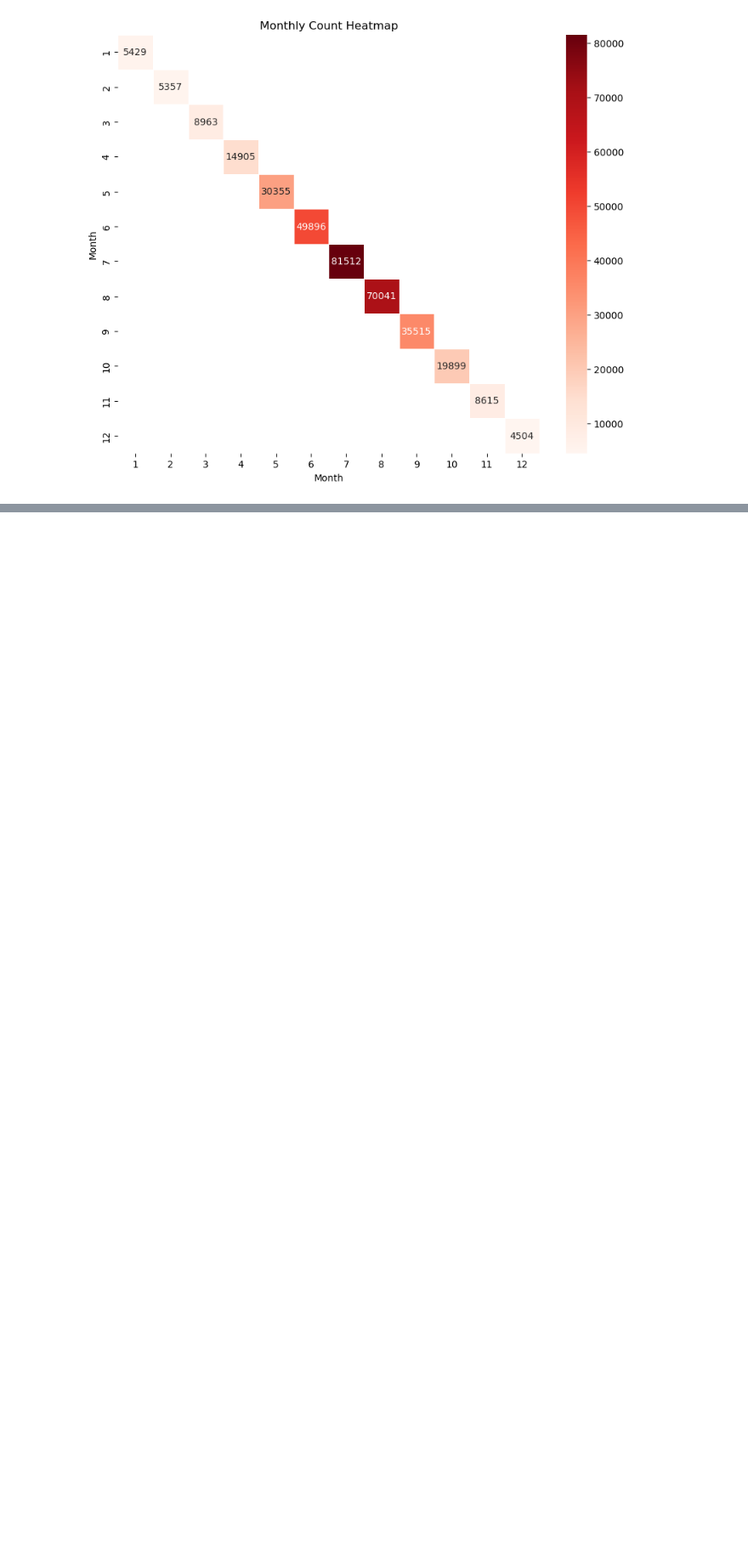
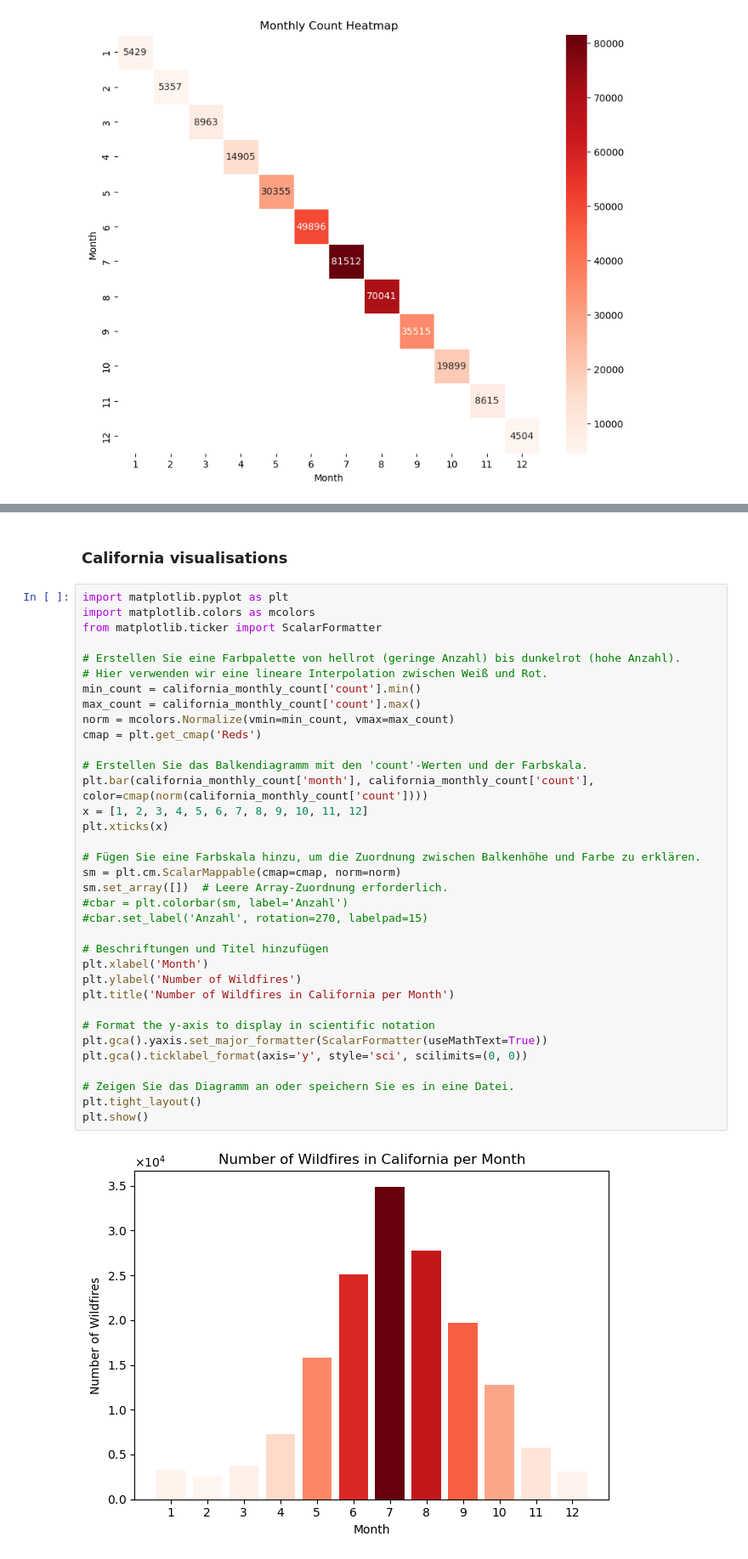
Before and after one commit to Pissane/Capstone_Project, a Jupyter notebook: dependence_by_season.ipynb, the cells around one changed output, grey strips where cells are left out. Shown at 85% size. Saved outputs shown, nothing was run; the diff lists cells and outputs as text; blank space fills up the shorter version.

Commit message:
corrected colours, edited vis to California

```diff
--- a/dependence_by_season.ipynb
+++ b/dependence_by_season.ipynb
@@ -582,0 +666,39 @@ plt.show()
+# %% [markdown]
+### California visualisations
+# %%
+import matplotlib.pyplot as plt
+import matplotlib.colors as mcolors
+from matplotlib.ticker import ScalarFormatter
+
+# Erstellen Sie eine Farbpalette von hellrot (geringe Anzahl) bis dunkelrot (hohe Anzahl).
+# Hier verwenden wir eine lineare Interpolation zwischen Weiß und Rot.
+min_count = california_monthly_count['count'].min()
+max_count = california_monthly_count['count'].max()
+norm = mcolors.Normalize(vmin=min_count, vmax=max_count)
+cmap = plt.get_cmap('Reds')
+
+# Erstellen Sie das Balkendiagramm mit den 'count'-Werten und der Farbskala.
+plt.bar(california_monthly_count['month'], california_monthly_count['count'], color=cmap(norm(california_monthly_count['count'])))
+x = [1, 2, 3, 4, 5, 6, 7, 8, 9, 10, 11, 12]
+plt.xticks(x)
+
+# Fügen Sie eine Farbskala hinzu, um die Zuordnung zwischen Balkenhöhe und Farbe zu erklären.
+sm = plt.cm.ScalarMappable(cmap=cmap, norm=norm)
+sm.set_array([])  # Leere Array-Zuordnung erforderlich.
+#cbar = plt.colorbar(sm, label='Anzahl')
+#cbar.set_label('Anzahl', rotation=270, labelpad=15)
+
+# Beschriftungen und Titel hinzufügen
+plt.xlabel('Month')
+plt.ylabel('Number of Wildfires')
+plt.title('Number of Wildfires in California per Month')
+
+# Format the y-axis to display in scientific notation
+plt.gca().yaxis.set_major_formatter(ScalarFormatter(useMathText=True))
+plt.gca().ticklabel_format(axis='y', style='sci', scilimits=(0, 0))
+
+# Zeigen Sie das Diagramm an oder speichern Sie es in eine Datei.
+plt.tight_layout()
+plt.show()
+# %% [output]
+[figure, added]
```
Also changed, not shown: parts of 8 cells of this notebook, 1 other file.
